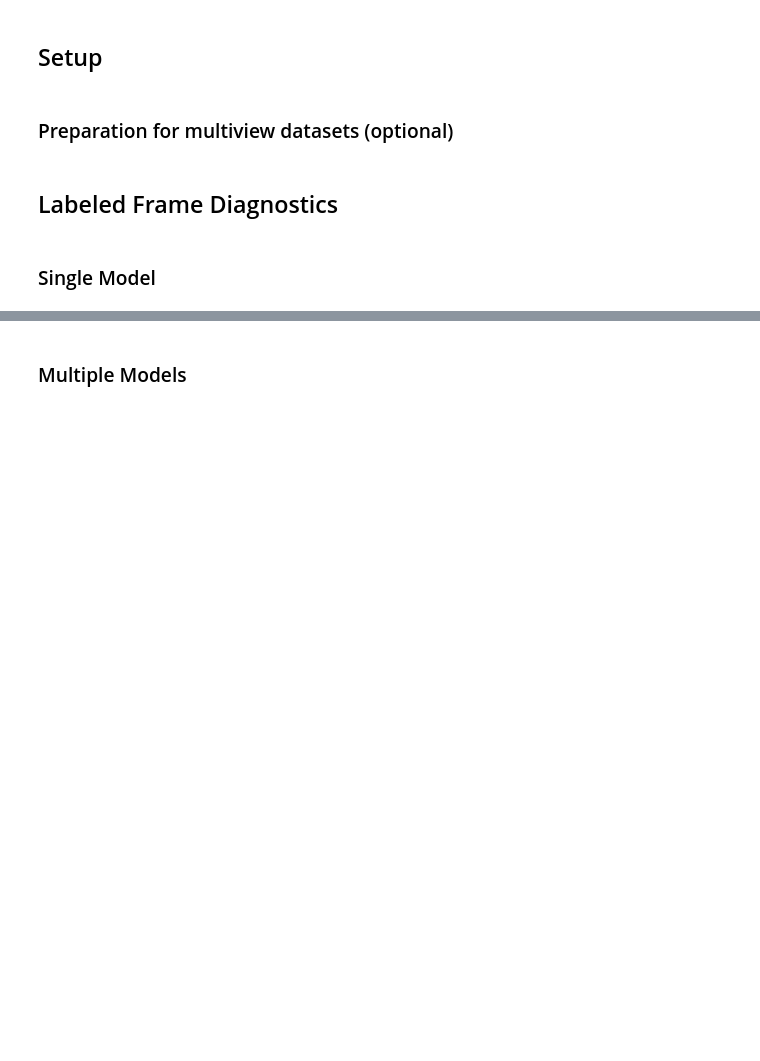
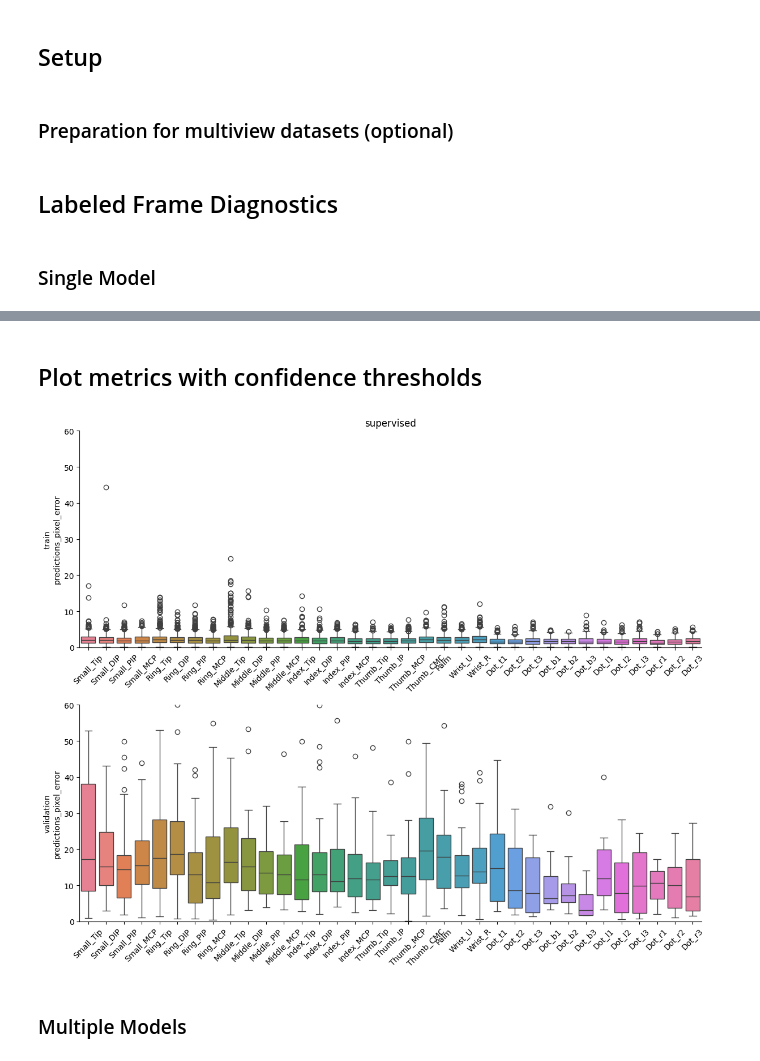
Before and after one commit to YitingChang/hand_tracking, a Jupyter notebook: Lightning-Pose/Visualization_model_evaluation.ipynb, the cells around one changed output, grey strips where cells are left out. Cells and saved outputs as stored; diff of their text form; code cells hidden in the pictures; blank space fills up the shorter version.

```diff
--- a/Lightning-Pose/Visualization_model_evaluation.ipynb
+++ b/Lightning-Pose/Visualization_model_evaluation.ipynb
@@ -129,3 +132,76 @@ for me, metric in enumerate(metric_names):
+# %% [markdown]
+## Plot metrics with confidence thresholds
+# %%
+# --- Setup ---
+model_name = model_names[0]
+metric_names = list(dframes_metrics[model_name].keys())  # ensure it's a list
+data_types = df_data_types[model_name]
+
+conf_thres = 0.995
+df_conf = dframes_metrics[model_name]["confidence"]
+
+# convert numeric columns and keep 'set' column
+df_conf_num = df_conf.copy()
+for col in df_conf.columns:
+    if col != "set":
+        df_conf_num[col] = pd.to_numeric(df_conf[col], errors="coerce")
+
+# confidence mask for numeric columns only
+is_conf = df_conf_num[keypoint_names] > conf_thres
+
+# --- Loop over metrics ---
+for metric in metric_names:
+    if metric == "confidence":
+        continue
+
+    df = dframes_metrics[model_name][metric]
+
+    # convert metric dataframe to numeric where appropriate
+    df_num = df.copy()
+    for col in df.columns:
+        if col != "set":
+            df_num[col] = pd.to_numeric(df[col], errors="coerce")
+
+    # create subplots
+    fig, axs = plt.subplots(len(data_types), 1, figsize=(12, 5 * len(data_types)))
+    if len(data_types) == 1:
+        axs = [axs]
+
+    # --- Loop over data types ---
+    for d, data_type in enumerate(data_types):
+        # filter both dataframes by set
+        df_data_type = df_num[df_num["set"] == data_type]
+        conf_mask_type = is_conf[df_conf["set"] == data_type]
+
+        # make sure both DataFrames align
+        df_data_type = df_data_type.reset_index(drop=True)
+        conf_mask_type = conf_mask_type.reset_index(drop=True)
+
+        # select only keypoint columns
+        df_kp = df_data_type[keypoint_names]
+
+        # apply confidence mask safely (aligning shape)
+        df_kp_masked = df_kp.where(conf_mask_type)
+
+        # --- Plot ---
+        sns.boxplot(data=df_kp_masked, ax=axs[d])
+        axs[d].spines["top"].set_visible(False)
+        axs[d].spines["right"].set_visible(False)
+        axs[d].tick_params(axis="x", rotation=45)
+        axs[d].set_ylabel(f"{data_type}\n{metric}")
+
+        if "pixel" in metric:
+            axs[d].set_ylim(0, 60)
+        if d == 0:
+            axs[d].set_title(model_name)
+
+    plt.tight_layout()
+
+    save_path = os.path.join(save_dir, f"{metric}_conf.png")
+    plt.savefig(save_path)
+    # plt.close(fig)
+# %% [output]
+[figure, added]
 # %% [markdown]
 ### Multiple Models
 # %%
```
Also changed, not shown: parts of 4 cells of this notebook, 18 other files.
